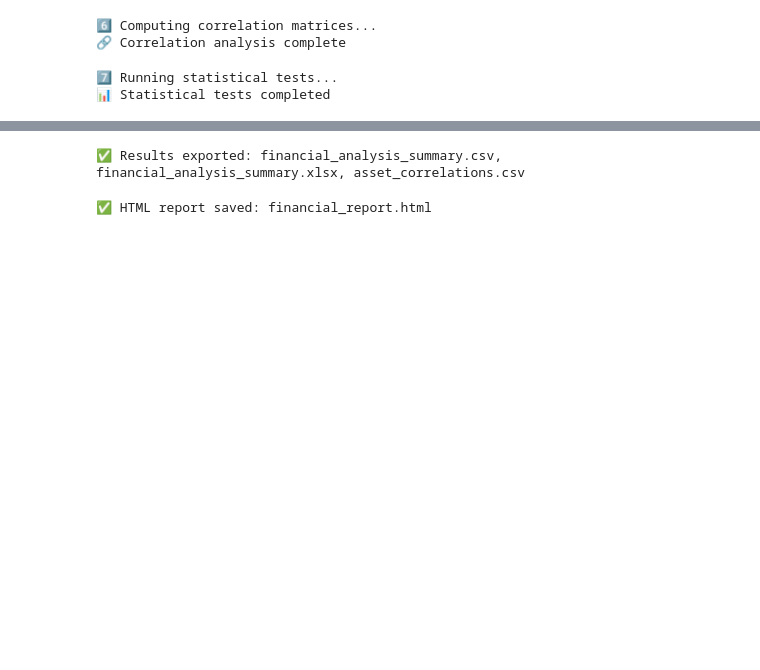
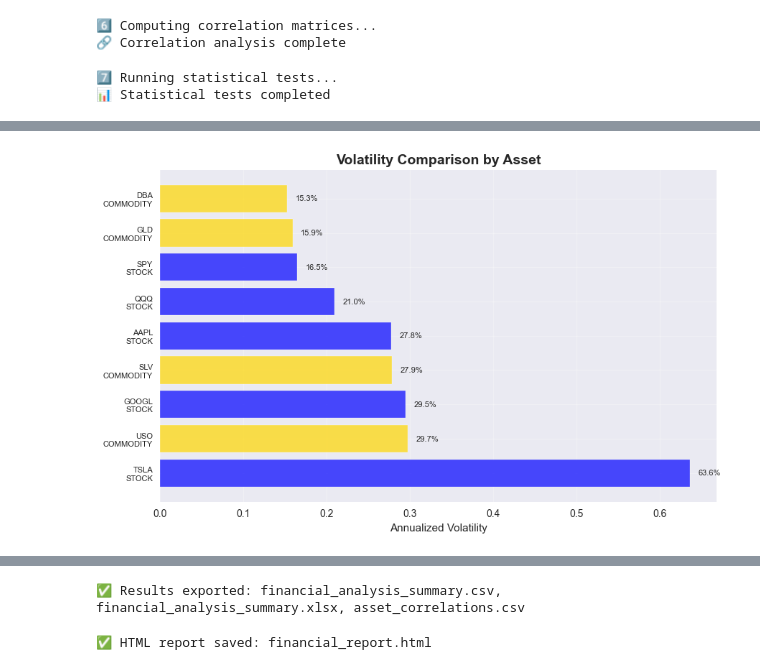
Before and after one commit to Devligan/Financial-Market-Volatility-Correlation-Analysis, a Jupyter notebook: trainer.ipynb, the cells around one changed output, grey strips where cells are left out. Saved outputs shown, nothing was run; the diff lists cells and outputs as text; code cells hidden in the pictures; blank space fills up the shorter version.

```diff
--- a/trainer.ipynb
+++ b/trainer.ipynb
@@ -291,7 +246,7 @@ correlation_matrix = returns.corr()
 rolling_correlation_periods = [30, 90, 180]
 rolling_correlations = {}
 
-major_assets = ['BTC_CRYPTO', 'SPY_STOCK', 'GLD_COMMODITY']
+major_assets = ['SPY_STOCK', 'GLD_COMMODITY']
 major_assets = [asset for asset in major_assets if asset in returns.columns]
 
 if len(major_assets) >= 2:
@@ -538,0 +374,19 @@ plt.show()
+# %%
+# Volatility Comparison
+plt.figure(figsize=(10, 6))
+vol_data = return_stats['Annualized_Volatility'].sort_values(ascending=True)
+colors = ['blue' if 'STOCK' in x else 'gold' for x in vol_data.index]
+bars = plt.barh(range(len(vol_data)), vol_data.values, color=colors, alpha=0.7)
+
+plt.yticks(range(len(vol_data)), [x.replace('_', '\n') for x in vol_data.index], fontsize=8)
+plt.xlabel('Annualized Volatility')
+plt.title('Volatility Comparison by Asset', fontsize=14, fontweight='bold')
+plt.gca().invert_yaxis()
+
+for i, bar in enumerate(bars):
+    width = bar.get_width()
+    plt.text(width + 0.01, bar.get_y() + bar.get_height()/2,
+             f'{width:.1%}', ha='left', va='center', fontsize=8)
+plt.show()
+# %% [output]
+[figure, added]
```
Also changed, not shown: parts of 19 cells of this notebook, 5 other files.
